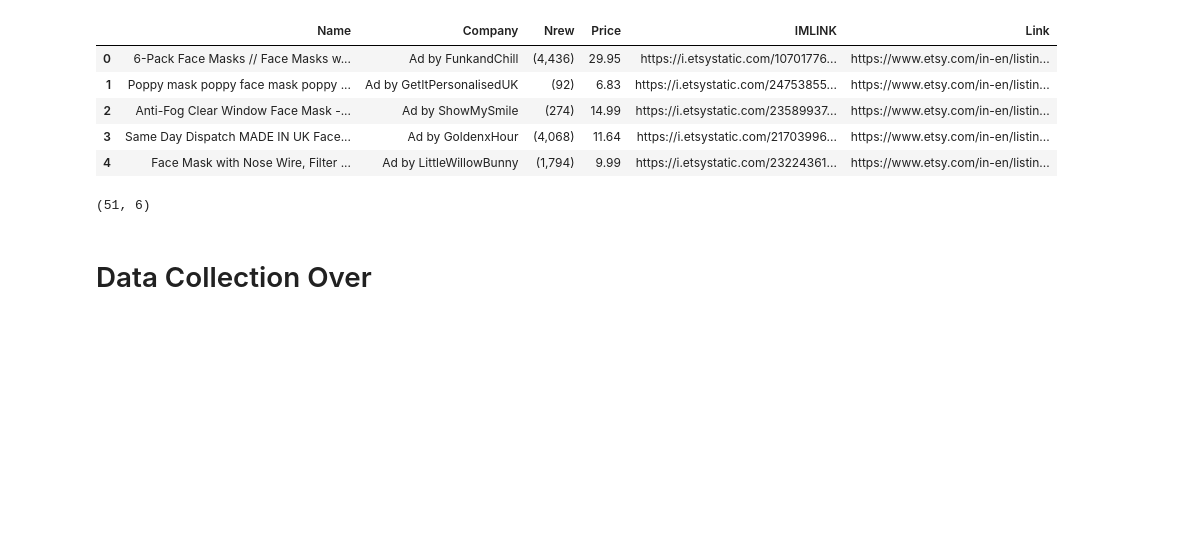
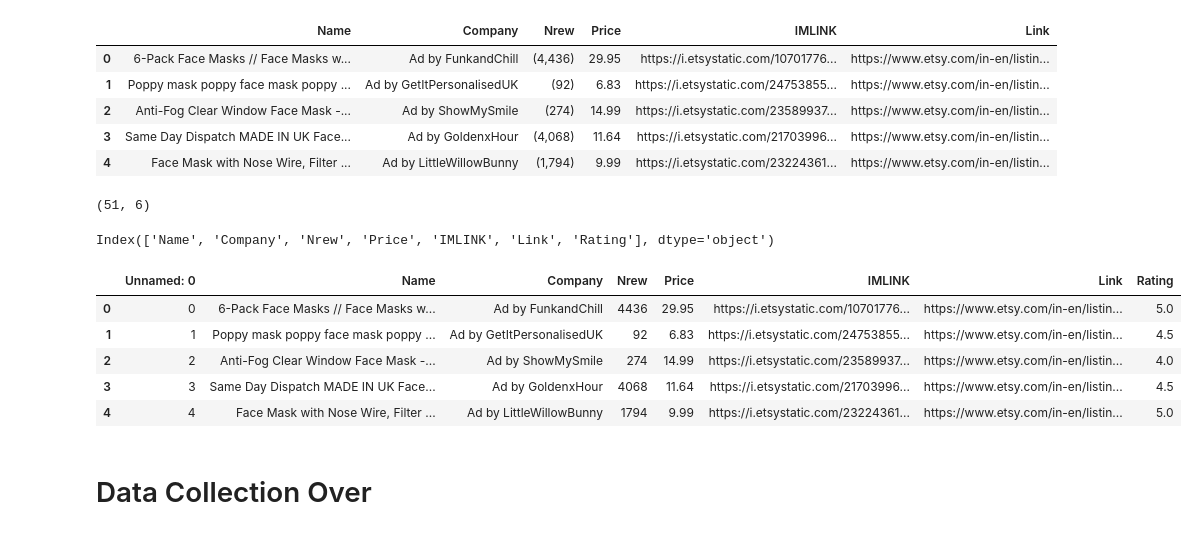
Before and after one commit to loksundar/Scrapping-and-predicting-mask-price, a Jupyter notebook: proj1.ipynb, the cells around one changed output. Drawn from its saved outputs; the diff is of its cells as text; code cells hidden in the pictures; blank space fills up the shorter version.

```diff
--- a/proj1.ipynb
+++ b/proj1.ipynb
@@ -67,3 +67,7 @@ def get_rew(url):
 rat = [ get_rew(x) for x in ds['Link']]
 # %%
 ds['Rating'] = rat
+# %%
+ds.columns
+# %% [output]
+Index(['Name', 'Company', 'Nrew', 'Price', 'IMLINK', 'Link', 'Rating'], dtype='object')
@@ -72,3 +78,13 @@ ds.to_csv("Data.csv",header = True)
+# %%
+ds = pd.read_csv('Data.csv')
+ds.head()
+# %% [output]
+|  | Unnamed: 0 | Name | Company | Nrew | Price | IMLINK | Link | Rating |
+| 0 | 0 | 6-Pack Face Masks // Face Masks w... | Ad by FunkandChill | 4436 | 29.95 | https://i.etsystatic.com/10701776... | https://www.etsy.com/in-en/listin... | 5.0 |
+| 1 | 1 | Poppy mask poppy face mask poppy ... | Ad by GetItPersonalisedUK | 92 | 6.83 | https://i.etsystatic.com/24753855... | https://www.etsy.com/in-en/listin... | 4.5 |
+| 2 | 2 | Anti-Fog Clear Window Face Mask -... | Ad by ShowMySmile | 274 | 14.99 | https://i.etsystatic.com/23589937... | https://www.etsy.com/in-en/listin... | 4.0 |
+| 3 | 3 | Same Day Dispatch MADE IN UK Face... | Ad by GoldenxHour | 4068 | 11.64 | https://i.etsystatic.com/21703996... | https://www.etsy.com/in-en/listin... | 4.5 |
+| 4 | 4 | Face Mask with Nose Wire, Filter ... | Ad by LittleWillowBunny | 1794 | 9.99 | https://i.etsystatic.com/23224361... | https://www.etsy.com/in-en/listin... | 5.0 |
 # %% [markdown]
 # Data Collection Over
 # %%
```
Also changed, not shown: parts of 22 cells of this notebook.
